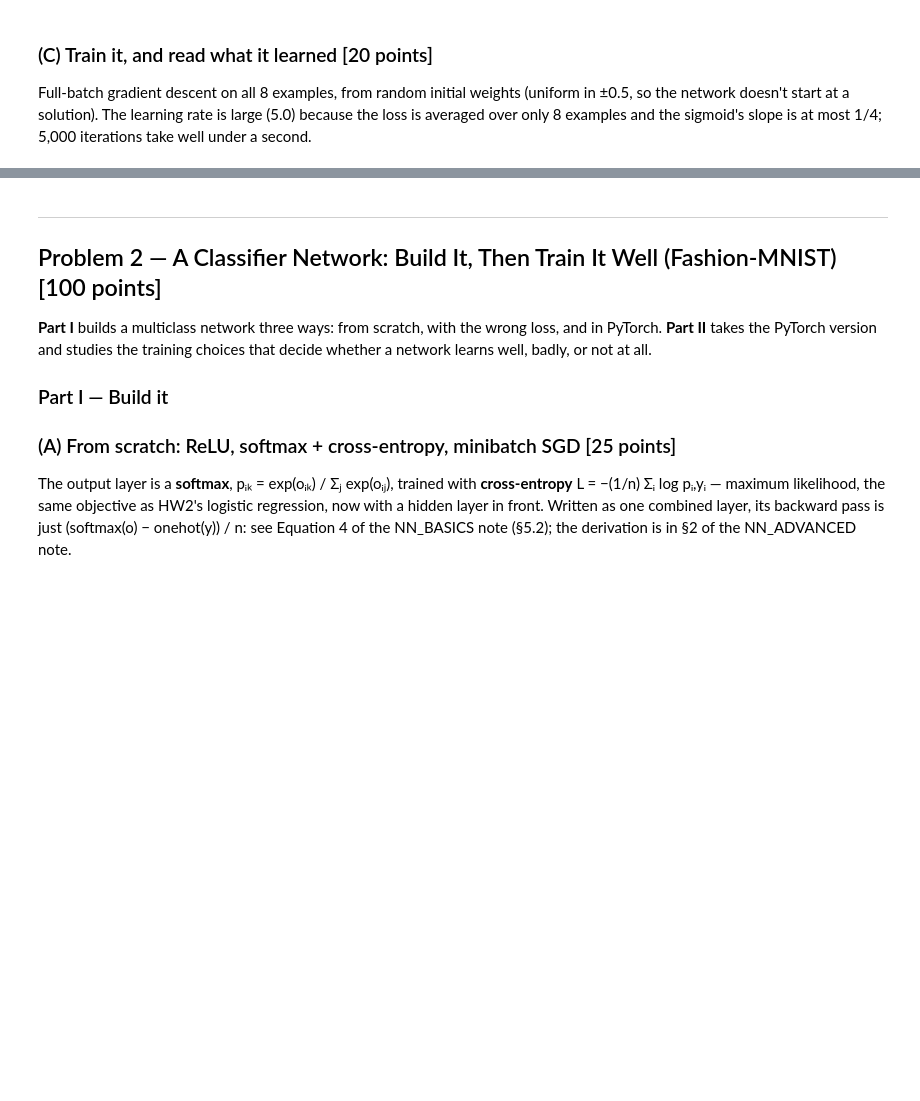
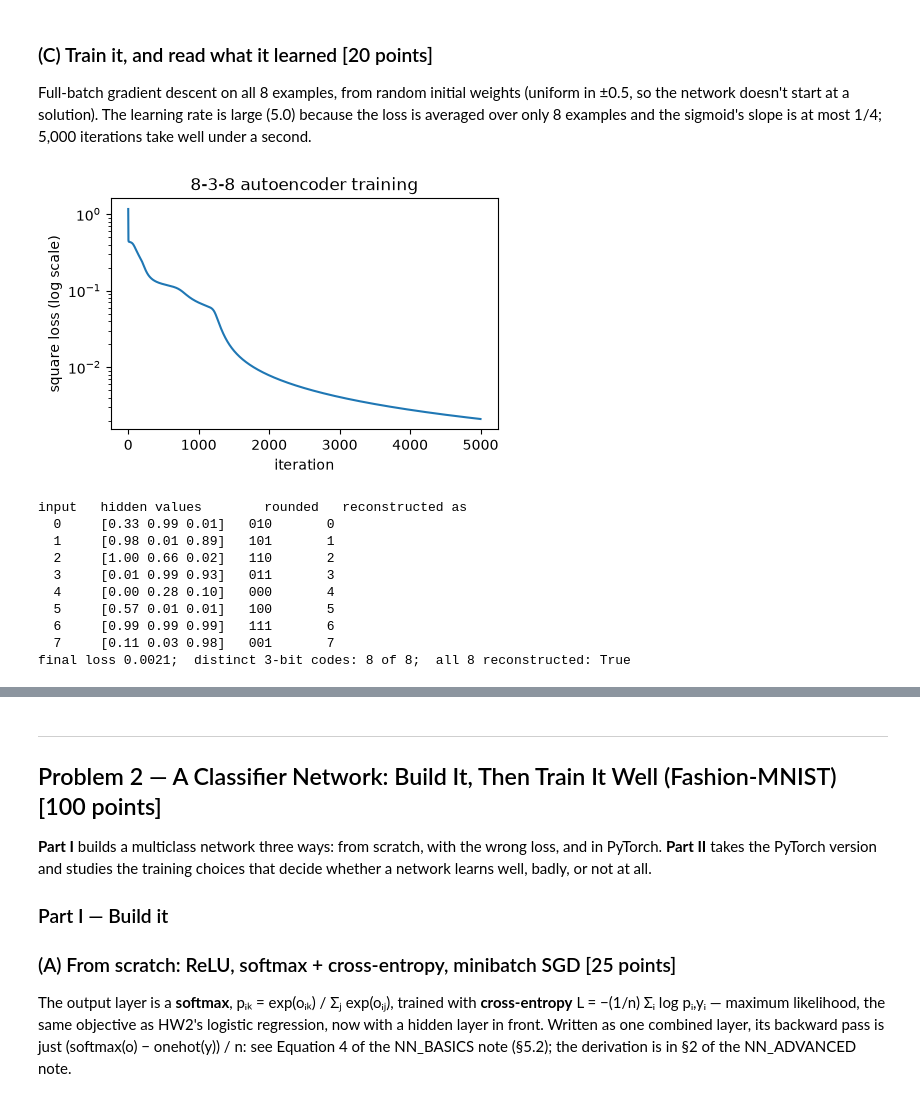
Before and after one commit to RohanRajendra/CS6140-ML-NNets, a Jupyter notebook: hw5/hw5_26F_starter.ipynb, the cells around one changed output, grey strips where cells are left out. Drawn from its saved outputs; the diff is of its cells as text; code cells hidden in the pictures; blank space fills up the shorter version.

Commit message:
complete todos and prep submission

```diff
--- a/hw5/hw5_26F_starter.ipynb
+++ b/hw5/hw5_26F_starter.ipynb
@@ -263,21 +273,21 @@ class Linear:
 
     def forward(self, x):
         self.x = x                       # cache the input: backward needs it for dL/dW
-        return ...  ### TODO_STUDENT ### the affine map  x W + b
+        return x @ self.W + self.b  ### TODO_STUDENT ### the affine map  x W + b
 
     def backward(self, grad_out):
-        self.dW = ...  ### TODO_STUDENT ### dL/dW = x^T (dL/dout)  (sums over the batch)
-        self.db = ...  ### TODO_STUDENT ### dL/db = dL/dout summed over the batch
-        return ...  ### TODO_STUDENT ### dL/dx = (dL/dout) W^T, handed to the previous layer
+        self.dW = self.x.T @ grad_out  ### TODO_STUDENT ### dL/dW = x^T (dL/dout)  (sums over the batch)
+        self.db = grad_out.sum(axis=0)  ### TODO_STUDENT ### dL/db = dL/dout summed over the batch
+        return grad_out @ self.W.T  ### TODO_STUDENT ### dL/dx = (dL/dout) W^T, handed to the previous layer
 
 
 class Sigmoid:
     def forward(self, x):
-        self.out = ...  ### TODO_STUDENT ### sigma(x); cache it, backward needs it
+        self.out = 1 / (1 + np.exp(-x))  ### TODO_STUDENT ### sigma(x); cache it, backward needs it
         return self.out
 
     def backward(self, grad_out):
-        return ...  ### TODO_STUDENT ### chain rule with sigma'(x) = sigma(x) (1 - sigma(x))
+        return grad_out * self.out * (1 - self.out)  ### TODO_STUDENT ### chain rule with sigma'(x) = sigma(x) (1 - sigma(x))
 
 
 class SquareLoss:
@@ -285,10 +295,10 @@ class SquareLoss:
 
     def forward(self, y_hat, y):
         self.diff = y_hat - y
-        return ...  ### TODO_STUDENT ### the loss value
+        return 0.5 * np.sum(self.diff ** 2) / len(self.diff)  ### TODO_STUDENT ### the loss value
 
     def backward(self):
-        return ...  ### TODO_STUDENT ### dL/dy_hat
+        return self.diff / len(self.diff)  ### TODO_STUDENT ### dL/dy_hat
 
 
 class Network:
@@ -300,21 +310,21 @@ class Network:
 
     def forward(self, x):
         for layer in self.layers:
-            x = ...  ### TODO_STUDENT ### run each layer in order
+            x = layer.forward(x)  ### TODO_STUDENT ### run each layer in order
         return x
 
     def backward(self):
         grad = self.loss.backward()
         for layer in reversed(self.layers):
-            grad = ...  ### TODO_STUDENT ### pass the gradient back through each layer, last to first
+            grad = layer.backward(grad)  ### TODO_STUDENT ### pass the gradient back through each layer, last to first
 
     def linear_layers(self):
         return [layer for layer in self.layers if isinstance(layer, Linear)]
 
     def sgd_step(self, lr):
         for layer in self.linear_layers():
-            layer.W -= ...  ### TODO_STUDENT ### gradient descent update of W
-            layer.b -= ...  ### TODO_STUDENT ### gradient descent update of b
+            layer.W -= lr * layer.dW  ### TODO_STUDENT ### gradient descent update of W
+            layer.b -= lr * layer.db  ### TODO_STUDENT ### gradient descent update of b
 # %% [markdown]
 ### (B) Check the gradients, two ways  [15 points]
 
@@ -393,27 +412,39 @@ over only 8 examples and the sigmoid's slope is at most 1/4; 5,000 iterations ta
 # %%
 rng = np.random.default_rng(1)
 ae = Network([Linear(8, 3, rng, scale=0.5), Sigmoid(), Linear(3, 8, rng, scale=0.5), Sigmoid()], SquareLoss())
 lr, n_iters = 5.0, 5000
 losses = []
 for it in range(n_iters):
-    loss = ...  ### TODO_STUDENT ### forward pass and loss on all 8 examples
-    ...  ### TODO_STUDENT ### backpropagate
-    ...  ### TODO_STUDENT ### one gradient descent step
+    loss = ae.loss.forward(ae.forward(X_ae), X_ae)  ### TODO_STUDENT ### forward pass and loss on all 8 examples
+    ae.backward()  ### TODO_STUDENT ### backpropagate
+    ae.sgd_step(lr)  ### TODO_STUDENT ### one gradient descent step
     losses.append(loss)
 
 plt.figure(figsize=(5, 3))
 plt.semilogy(losses)
 plt.xlabel("iteration"); plt.ylabel("square loss (log scale)"); plt.title("8-3-8 autoencoder training")
 plt.show()
 
 ae.forward(X_ae)
 H = ae.layers[1].out            # the hidden (Sigmoid) layer's output for the 8 inputs
 recon = ae.forward(X_ae).argmax(axis=1)
 print("input   hidden values        rounded   reconstructed as")
 for i in range(8):
     print(f"  {i}     {np.array2string(H[i], precision=2, floatmode='fixed')}   {''.join(str(int(v > 0.5)) for v in H[i])}       {recon[i]}")
 codes = {tuple((H[i] > 0.5).astype(int)) for i in range(8)}
 print(f"final loss {losses[-1]:.4f};  distinct 3-bit codes: {len(codes)} of 8;  all 8 reconstructed: {np.all(recon == np.arange(8))}")
+# %% [output]
+[figure, added]
+input   hidden values        rounded   reconstructed as
+  0     [0.33 0.99 0.01]   010       0
+  1     [0.98 0.01 0.89]   101       1
+  2     [1.00 0.66 0.02]   110       2
+  3     [0.01 0.99 0.93]   011       3
+  4     [0.00 0.28 0.10]   000       4
+  5     [0.57 0.01 0.01]   100       5
+  6     [0.99 0.99 0.99]   111       6
+  7     [0.11 0.03 0.98]   001       7
+final loss 0.0021;  distinct 3-bit codes: 8 of 8;  all 8 reconstructed: True
 # %% [markdown]
 **Written answer (C).** Since the outputs equal the inputs, this network is an encoder-decoder. What does training achieve in this context, and why is the 3-unit hidden layer (rather than, say, 8 units) essential to that?
 
```
Also changed, not shown: parts of 29 cells of this notebook.
